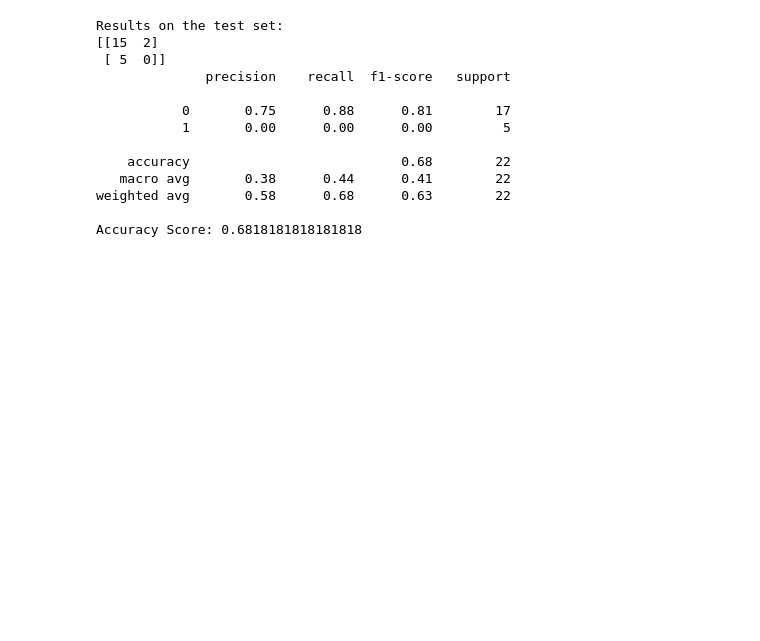
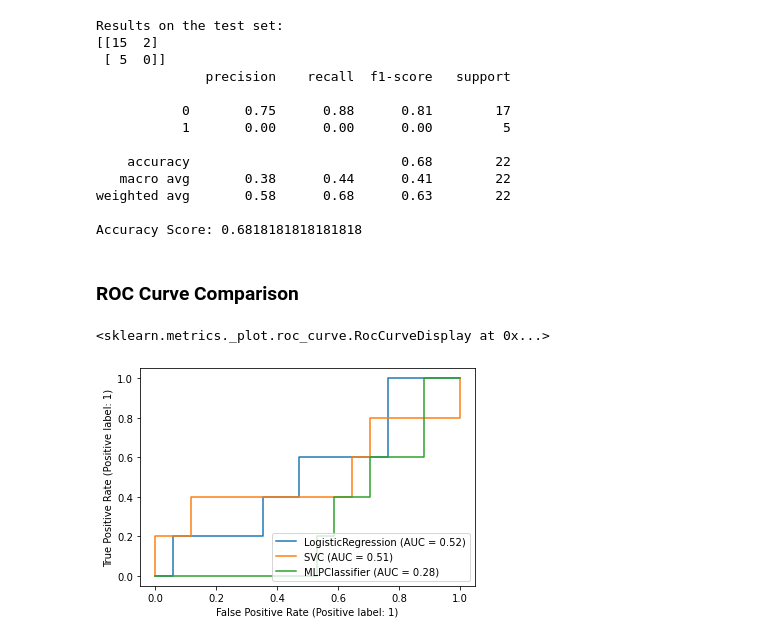
Before and after one commit to KisanThapa/ProjectCS638-Applied-Machine-Learning, a Jupyter notebook: model.ipynb, the cells around one changed output. Drawn from its saved outputs; the diff is of its cells as text; code cells hidden in the pictures; blank space fills up the shorter version.

```diff
--- a/model.ipynb
+++ b/model.ipynb
@@ -458,7 +462,8 @@ parameter_space = {
     'alpha': [0.0001, 0.05],
 }
 
-clf = GridSearchCV(mlpc, parameter_space, n_jobs=-1, cv=5, verbose=True)
-best_clf = clf.fit(X_valid, y_valid) # X is train samples and y is the corresponding labels
+newclf = GridSearchCV(mlpc, parameter_space, n_jobs=-1, cv=5, verbose=True)
+best_clf = newclf.fit(X_valid, y_valid) # X is train samples and y is the corresponding labels
+bestClfNN = newclf.fit(X_valid, y_valid)
 # %% [output]
 Fitting 5 folds for each of 20 candidates, totalling 100 fits
@@ -490,3 +496,12 @@ Results on the test set:
 weighted avg       0.58      0.68      0.63        22
 
 Accuracy Score: 0.6818181818181818
+# %% [markdown]
+### ROC Curve Comparison
+# %%
+disp = plot_roc_curve(logReg, X_test, y_test)
+plot_roc_curve(clf, X_test, y_test, ax=disp.ax_)
+plot_roc_curve(mlpc, X_test, y_test, ax=disp.ax_)
+# %% [output]
+<sklearn.metrics._plot.roc_curve.RocCurveDisplay at 0x...>
+[figure, added]
```
Also changed, not shown: parts of 9 cells of this notebook, 19 other files.
